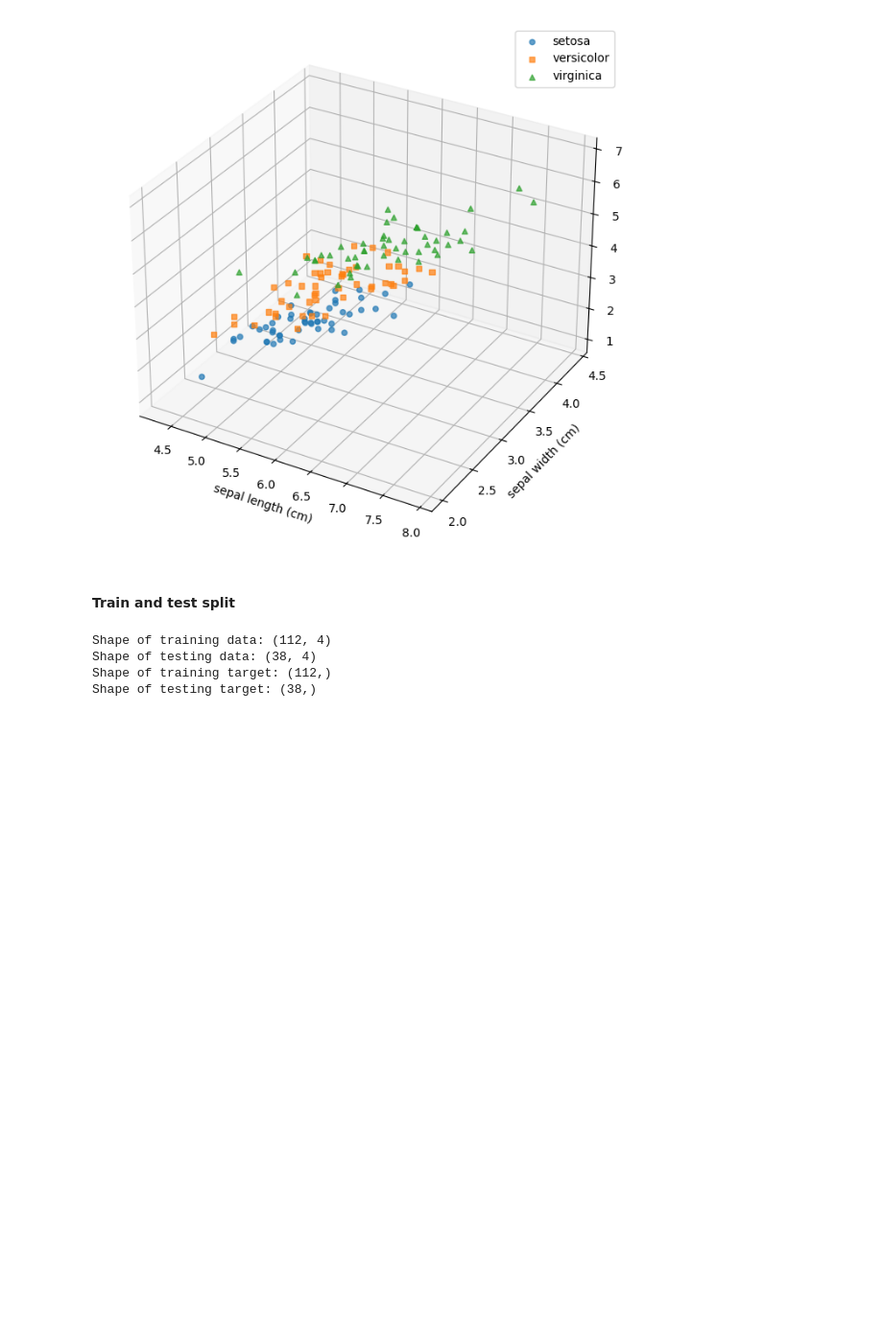
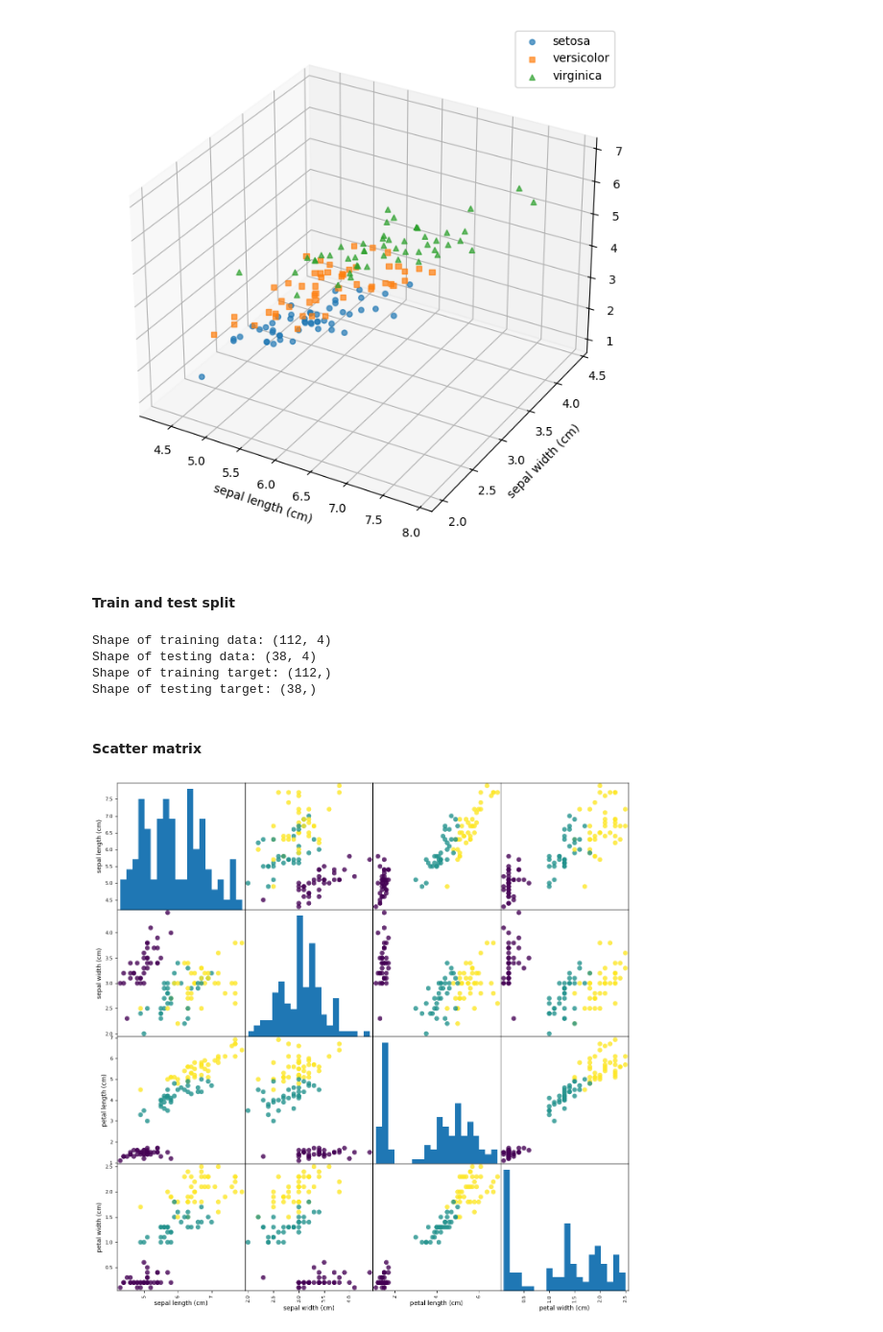
Before and after one commit to jurgenfolz/Machine-Learning-Examples, a Jupyter notebook: Iris/main.ipynb, the cells around one changed output. Shown at 96% size. Saved outputs shown, nothing was run; the diff lists cells and outputs as text; code cells hidden in the pictures; blank space fills up the shorter version.

```diff
--- a/Iris/main.ipynb
+++ b/Iris/main.ipynb
@@ -145,3 +145,10 @@ Shape of training data: (112, 4)
 Shape of testing data: (38, 4)
 Shape of training target: (112,)
 Shape of testing target: (38,)
+# %% [markdown]
+#### Scatter matrix
+# %%
+iris_data_train_df = pd.DataFrame(data_train, columns=iris_dataset.feature_names)
+grr = pd.plotting.scatter_matrix(iris_data_train_df, c=target_train, figsize=(15, 15), marker='o', hist_kwds={'bins': 20}, s=60, alpha=.8)
+# %% [output]
+[figure, added]
```
Also changed, not shown: 1 other file.
